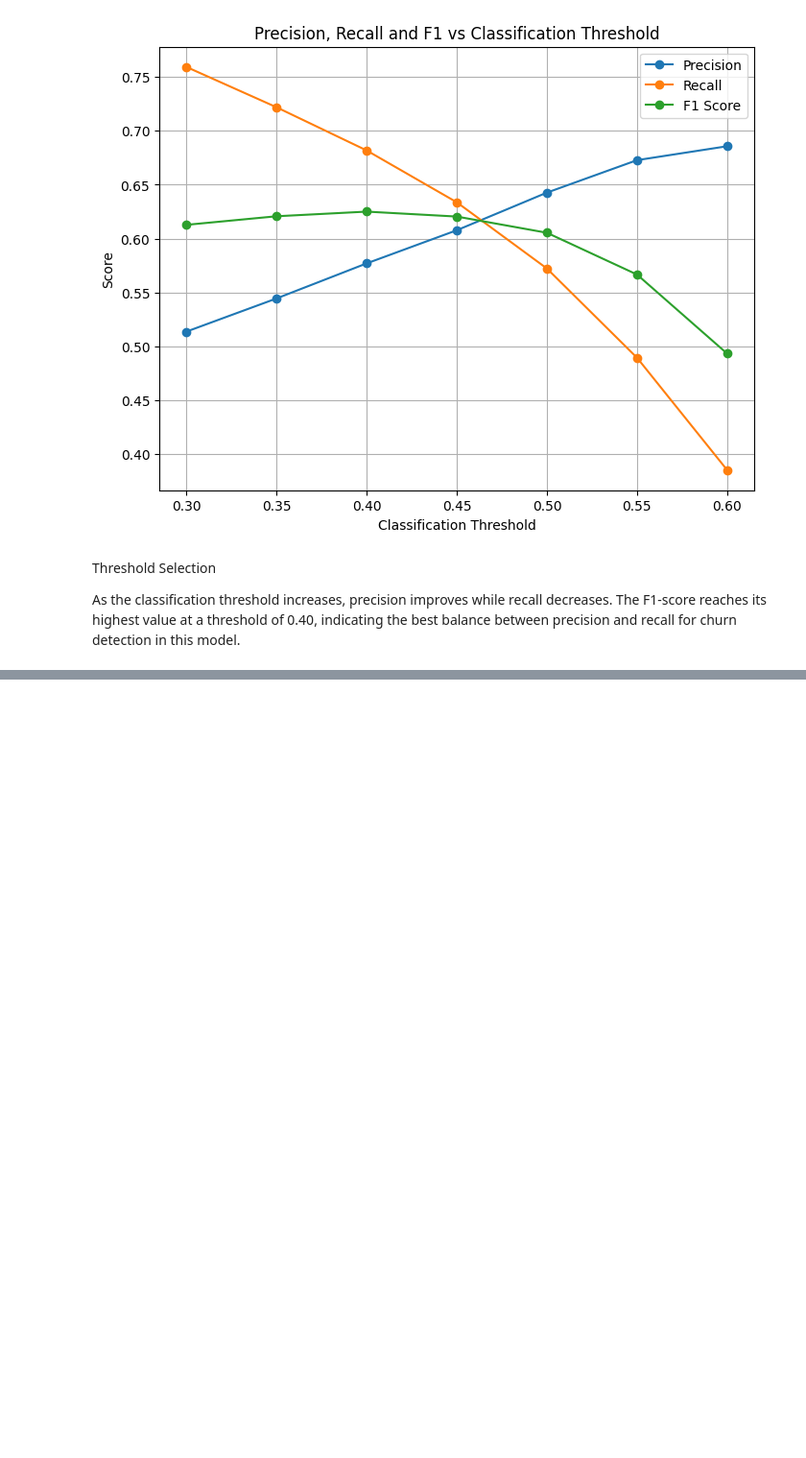
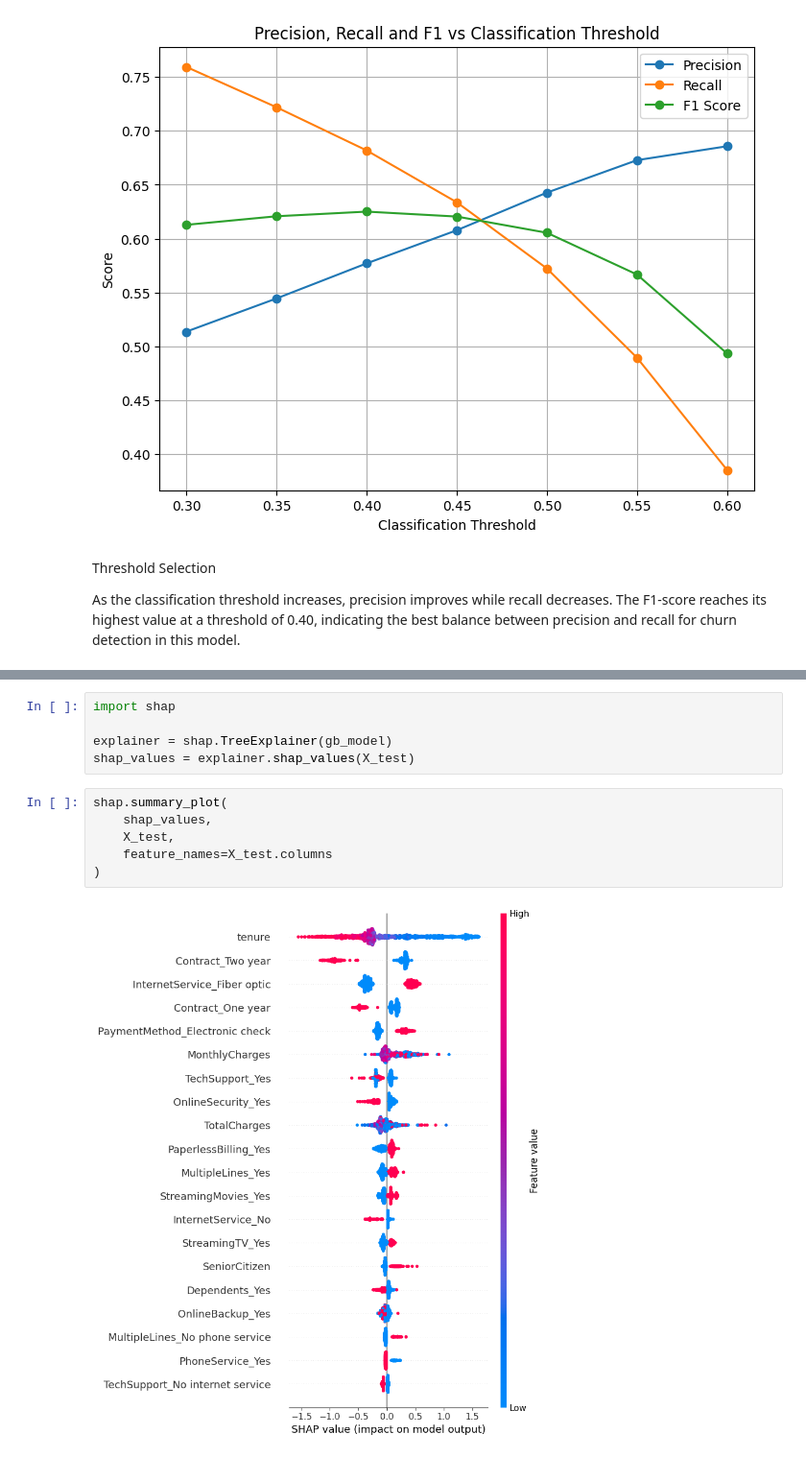
Before and after one commit to yutonging/customer-churn-prediction, a Jupyter notebook: notebooks/02_preprocessing.ipynb, the cells around one changed output, grey strips where cells are left out. Shown at 96% size. Saved outputs shown, nothing was run; the diff lists cells and outputs as text; blank space fills up the shorter version.

```diff
--- a/notebooks/02_preprocessing.ipynb
+++ b/notebooks/02_preprocessing.ipynb
@@ -520,0 +637,13 @@ As the classification threshold increases, precision improves while recall decre
+# %%
+import shap
+
+explainer = shap.TreeExplainer(gb_model)
+shap_values = explainer.shap_values(X_test)
+# %%
+shap.summary_plot(
+    shap_values,
+    X_test,
+    feature_names=X_test.columns
+)
+# %% [output]
+[figure, added]
```
Also changed, not shown: parts of 10 cells of this notebook, 7 other files.
